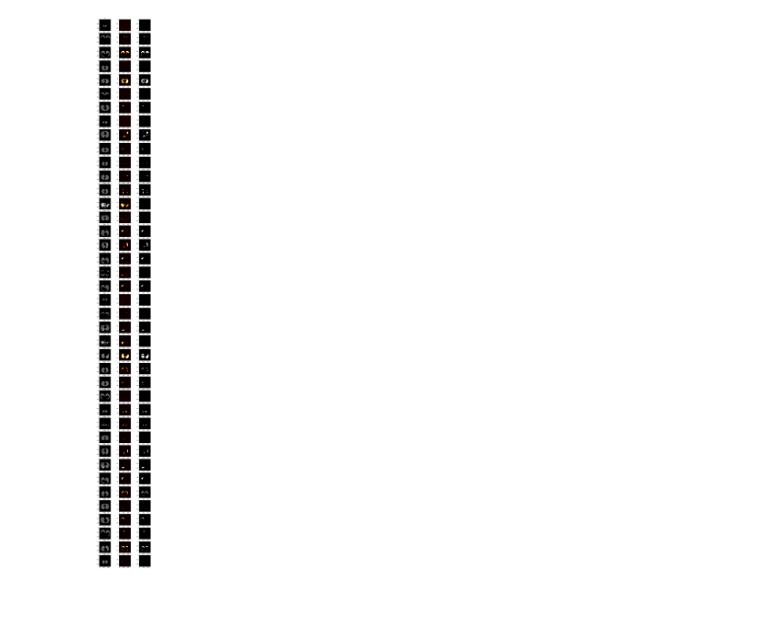
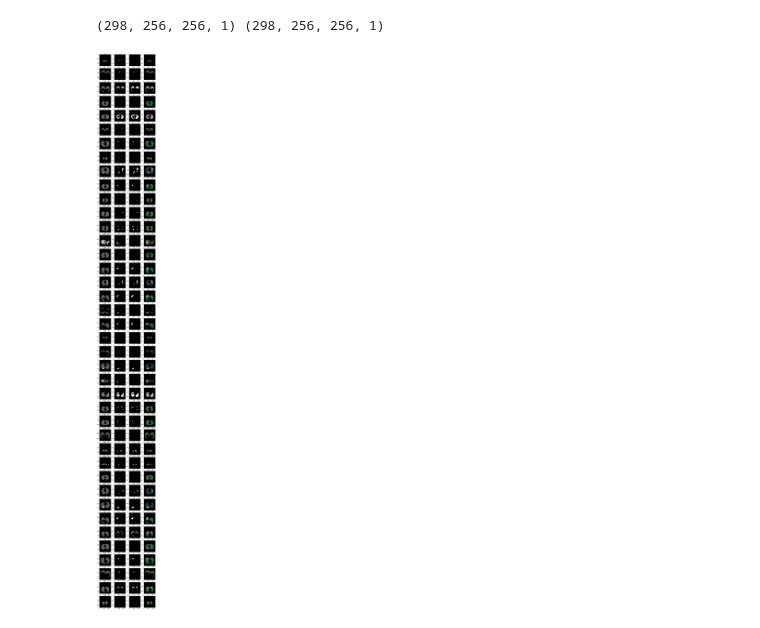
Before and after one commit to ByeonChanHO/COVID-19_Automatic_Diagnosis_System_by_CT, a Jupyter notebook: infection.ipynb, the cells around one changed output. Drawn from its saved outputs; the diff is of its cells as text; code cells hidden in the pictures; blank space fills up the shorter version.

```diff
--- a/infection.ipynb
+++ b/infection.ipynb
@@ -166,7 +167,7 @@ def VGG16_Unet(x_train, y_train, x_val, y_val) :
 
     model = Model(inputs=inputs, outputs=outputs)
 
-    model.compile(optimizer='rmsprop', loss='binary_crossentropy', metrics=['acc', tf.keras.metrics.MeanIoU(num_classes=2)])
+    model.compile(optimizer='rmsprop', loss='binary_crossentropy', metrics=['acc', tf.keras.metrics.MeanIoU(num_classes=3)])
 
     model.summary()
 
@@ -242,15 +243,47 @@ Epoch 00030: ReduceLROnPlateau reducing learning rate to 4.0000001899898055e-05.
+# %%
+def get_data() :
+    x_test_path = "dataset/Infection/mask_infection_test.npy"
+    y_test_path = "dataset/Infection/y_test.npy"
+
+    x_test = np.load(x_test_path)
+    y_test = np.load(y_test_path)
+
+    print(x_test.shape, y_test.shape)
+
+
+    return x_test, y_test
 # %%
+x_test, y_test = get_data()
 predic = model.predict(x_test)
 
 
-fig, ax = plt.subplots(40, 3, figsize=(10, 100))
+fig, ax = plt.subplots(40, 4, figsize=(10, 100))
 
 temp = np.empty((256, 256, 1), dtype=np.float32)
 
 for i in range(40):
     ax[i, 0].imshow(x_test[i].squeeze(), cmap='gray')
     ax[i, 0].title.set_text(str(i))
-    ax[i, 1].imshow(predic[i].squeeze(), cmap='hot')
+    ax[i, 1].imshow(predic[i].squeeze(), cmap='gray')
+#     print(i, " : ", np.max(predic[i]))
     ax[i, 2].imshow(y_test[i].squeeze(), cmap='gray')
+#     predic[i] = (predic[i]/ np.max(predic[i])) * 255
+#     temp = cv2.add(x_test[i], predic[i])
+#     temp = x_test[i]
+    pred_sum = predic[i][predic[i] > 0]
+    pred_mean = np.mean(pred_sum)
+    if(np.min(x_test[i]) >= 0) :
+#         temp[predic[i] < pred_mean] = 0
+        predic[i] = (predic[i]/ np.max(predic[i])) * 255
+        temp = cv2.add(x_test[i], predic[i])
+    else :
+#         temp[predic[i] < pred_mean] = -2048
+        predic[i] = (predic[i]/ np.max(predic[i])) * 2048
+        temp = cv2.add(x_test[i], predic[i])
+    ax[i, 3].imshow(temp.squeeze(), cmap='cubehelix')
+##cubehelix
+#     ax[i, 3].imshow(temp.squeeze(), cmap='hot')
+# temp = predic[4] / np.min(predic[4]) * 255
 # %% [output]
+(298, 256, 256, 1) (298, 256, 256, 1)
-[figure, old version]
+[figure, new version]
```
Also changed, not shown: parts of 3 cells of this notebook.
